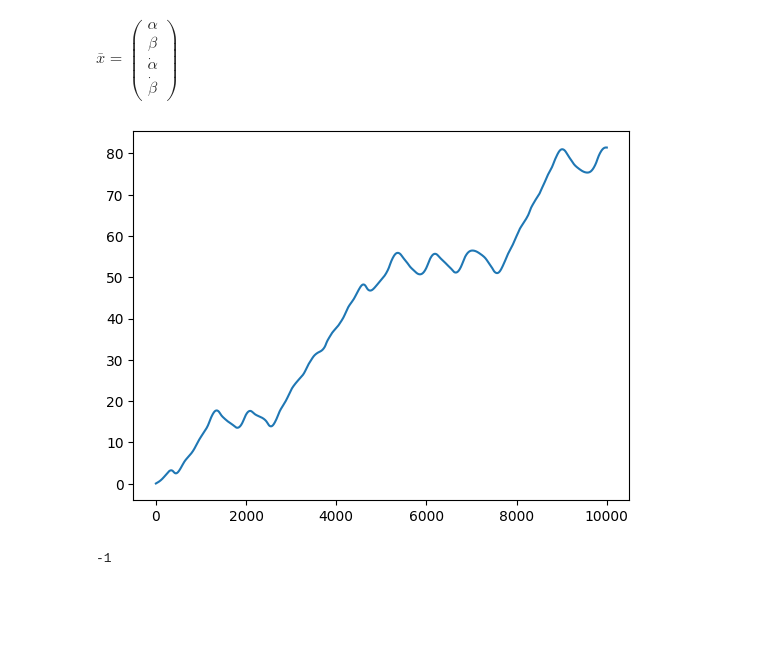
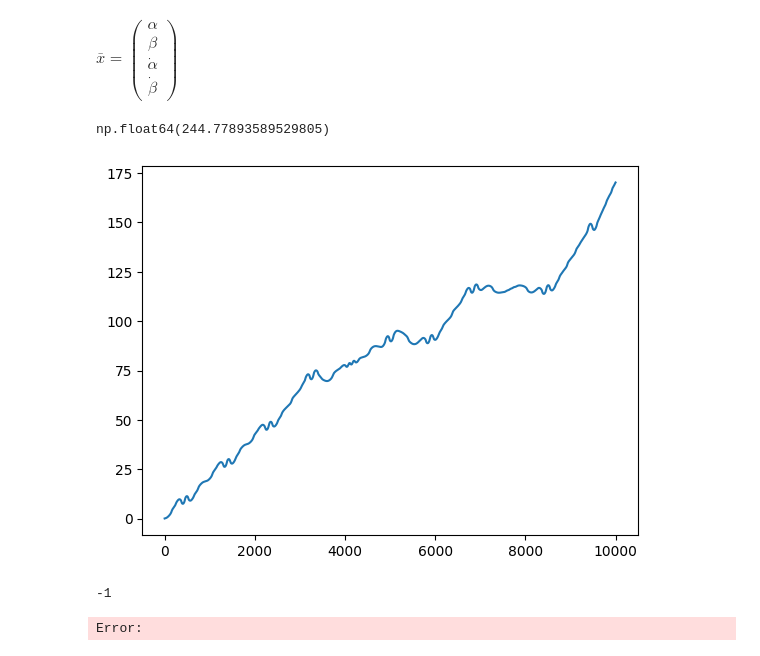
Before and after one commit to kefir8888/smrmag2026, a Jupyter notebook: lectures/10_symbolic_algebra/sem_sympy.ipynb, the cells around one changed output. Saved outputs shown, nothing was run; the diff lists cells and outputs as text; code cells hidden in the pictures; blank space fills up the shorter version.

```diff
--- a/lectures/10_symbolic_algebra/sem_sympy.ipynb
+++ b/lectures/10_symbolic_algebra/sem_sympy.ipynb
@@ -303,35 +316,37 @@ alpha_dd_f = smp.lambdify((g, m1, m2, l1, l2, alpha, beta,
 beta_dd_f = smp.lambdify((g, m1, m2, l1, l2, alpha, beta,
                            alpha_d, beta_d), beta_dd_rhs)
 
-#alpha_dd_f(1, 2, 3, 4, 5, 6, 7, 8, 9)
+alpha_dd_f(1, 2, 3, 4, 5, 6, 7, 8, 9)
+# %% [output]
+np.float64(244.77893589529805)
 # %%
 from scipy.integrate import odeint
 import matplotlib.pyplot as plt
 
 g = 10
-l1 = 0.5
-l2 = 1.5
-m1 = 5
+l1 = 0.1
+l2 = 1.0
+m1 = 1
 m2 = 3.1
 
 def xdot(x, t):
     return [
         alpha_d_f(x[2]),
         beta_d_f(x[3]),
         alpha_dd_f(g, m1, m2, l1, l2, x[0], x[1], x[2], x[3]),
         beta_dd_f(g, m1, m2, l1, l2, x[0], x[1], x[2], x[3])
     ]
 
 t = np.linspace(0, 20, 10000)
 
 traj = odeint(xdot, y0 = [0.05, 0.0, 3, -2], t = t)
 
 alpha_traj = traj.T[0]
 
 plt.plot(alpha_traj)
 plt.show()
 # %% [output]
-[figure, old version]
+[figure, new version]
 # %%
 import numpy as np
 import cv2
@@ -364,7 +379,7 @@ while (i < len(traj)):
                      (int(p1[0] * s + WIND_X // 2), int(p1[1] * s + WIND_Y // 2)),
                      (123, 234, 23), 5)
 
-    i += 3
+    i += 5
 
     cv2.imshow("canvas", canvas)
 
@@ -377,3 +392,4 @@ cv2.destroyAllWindows()
 cv2.waitKey(50)
 # %% [output]
 -1
+Error:
```
Also changed, not shown: parts of 5 cells of this notebook, 1 other file.
